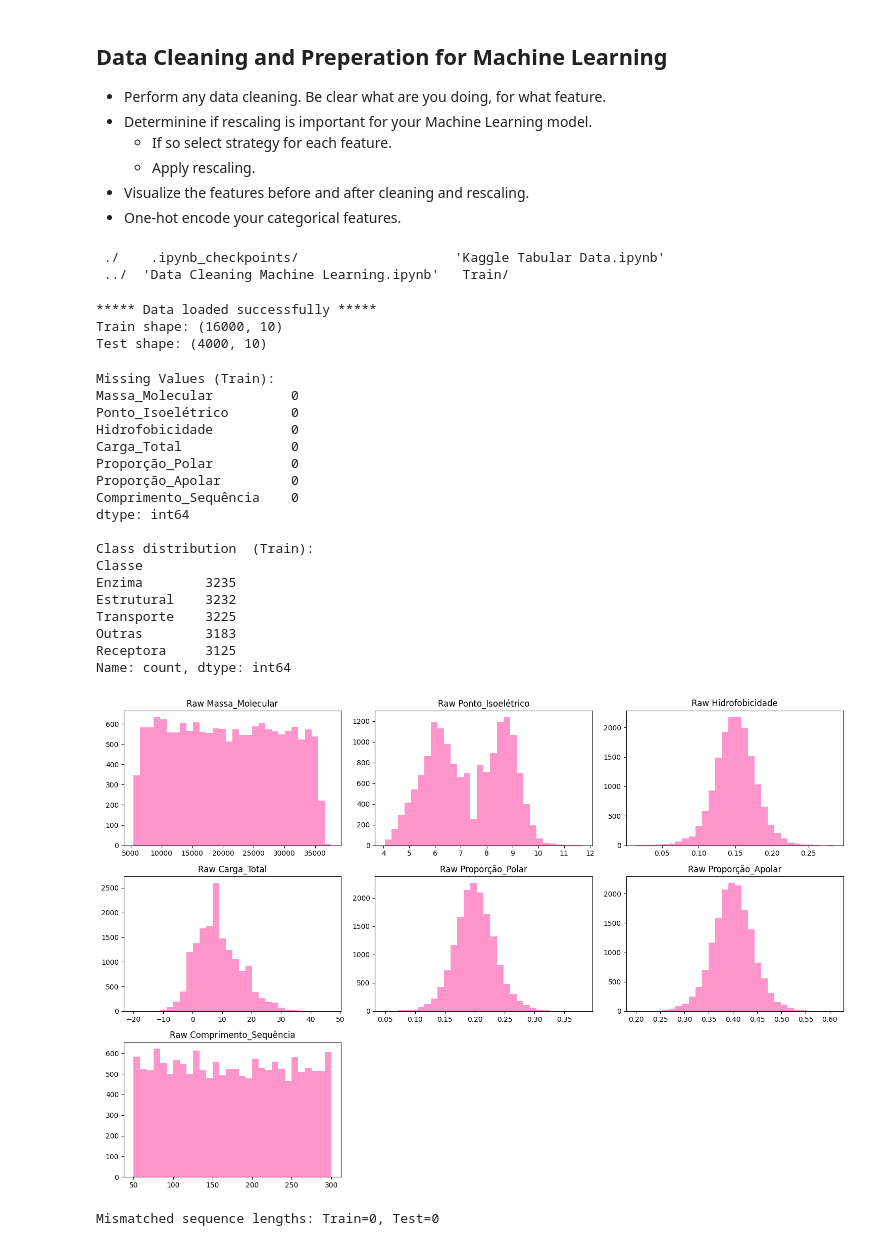
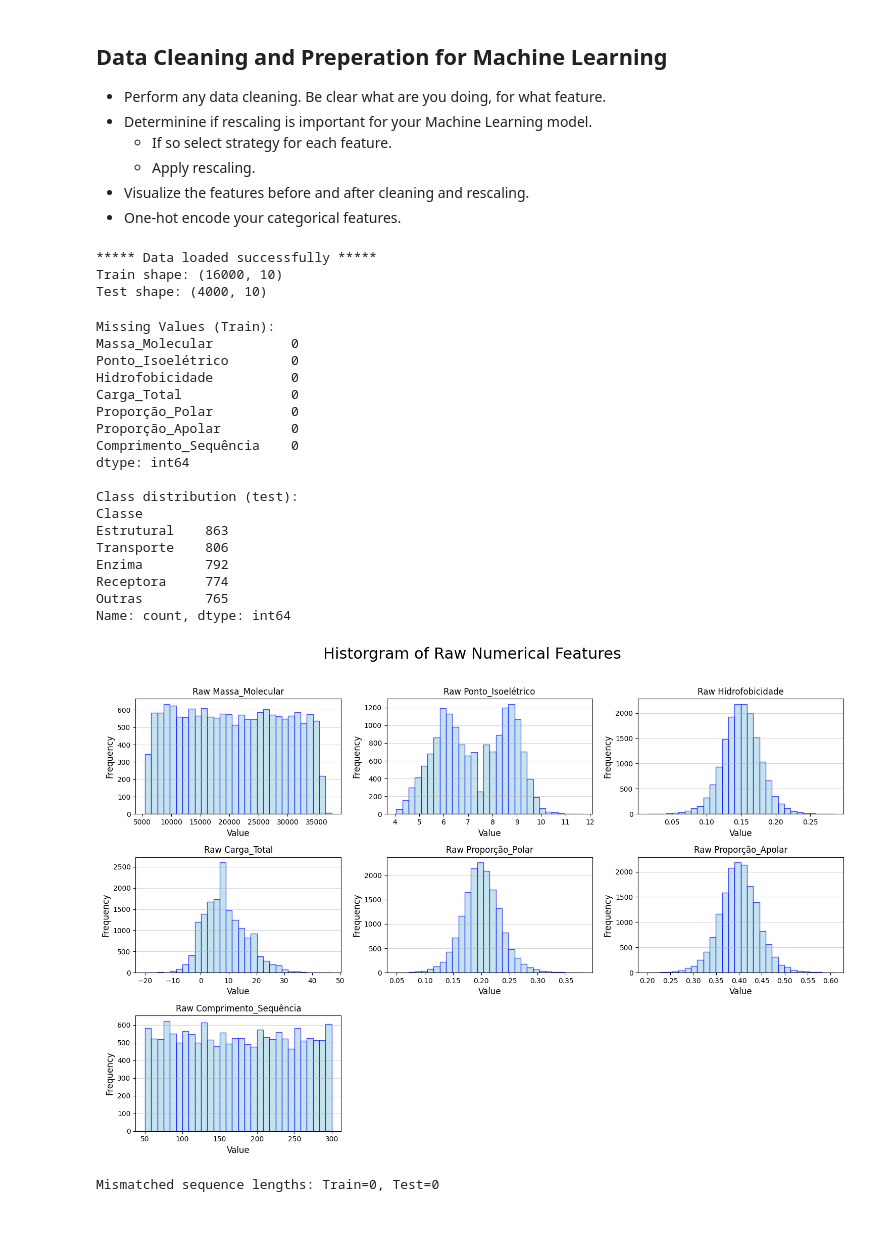
Before and after one commit to ClarissaTerrones/ProjectTempate, a Jupyter notebook: Train/Data Cleaning Machine Learning.ipynb, the cells around one changed output. Drawn from its saved outputs; the diff is of its cells as text; code cells hidden in the pictures.

Commit message:
Add progress: Data Cleaning Machine Learning

```diff
--- a/Train/Data Cleaning Machine Learning.ipynb
+++ b/Train/Data Cleaning Machine Learning.ipynb
@@ -12,11 +12,6 @@ import pandas as pd
 import numpy as np
 import matplotlib.pyplot as plt
 from sklearn.preprocessing import StandardScaler
-# %%
-ls -a
-# %% [output]
- ./    .ipynb_checkpoints/                    'Kaggle Tabular Data.ipynb'
- ../  'Data Cleaning Machine Learning.ipynb'   Train/
 # %%
 # load data
 try:
@@ -45,8 +43,8 @@ print("Missing Values (Train): ")
 print(train[num_features].isnull().sum())
 
 # Class distribution
-print("\nClass distribution  (Train): ")
-print(train['Classe'].value_counts())
+print("\nClass distribution (test): ")
+print(test['Classe'].value_counts())
 # %% [output]
 Missing Values (Train):
 Massa_Molecular          0
@@ -58,26 +56,30 @@ Proporção_Apolar         0
 Comprimento_Sequência    0
 dtype: int64
 
-Class distribution  (Train):
+Class distribution (test):
 Classe
-Enzima        3235
-Estrutural    3232
-Transporte    3225
-Outras        3183
-Receptora     3125
+Estrutural    863
+Transporte    806
+Enzima        792
+Receptora     774
+Outras        765
 Name: count, dtype: int64
 # %%
 # Visualization of numerical features - pre-cleaning.
 plt.figure(figsize=(15,10))
 for i, feat in enumerate(num_features, 1):
     plt.subplot(3, 3, i)
-    plt.hist(train[feat], bins=30, color='hotpink', alpha=0.7)
+    plt.hist(train[feat], bins=30, color='lightblue', alpha=0.7, edgecolor='blue')
+    plt.ylabel("Frequency", fontsize=12)
+    plt.xlabel("Value", fontsize=12)
+    plt.grid(axis='y', alpha=0.5)
     plt.title(f'Raw {feat}')
 
+plt.suptitle("Historgram of Raw Numerical Features", y =1.02, fontsize=22)
 plt.tight_layout()
 plt.show()
 # %% [output]
-[figure, old version]
+[figure, new version]
 # %%
 from sklearn.impute import SimpleImputer
 
```
Also changed, not shown: parts of 6 cells of this notebook.
